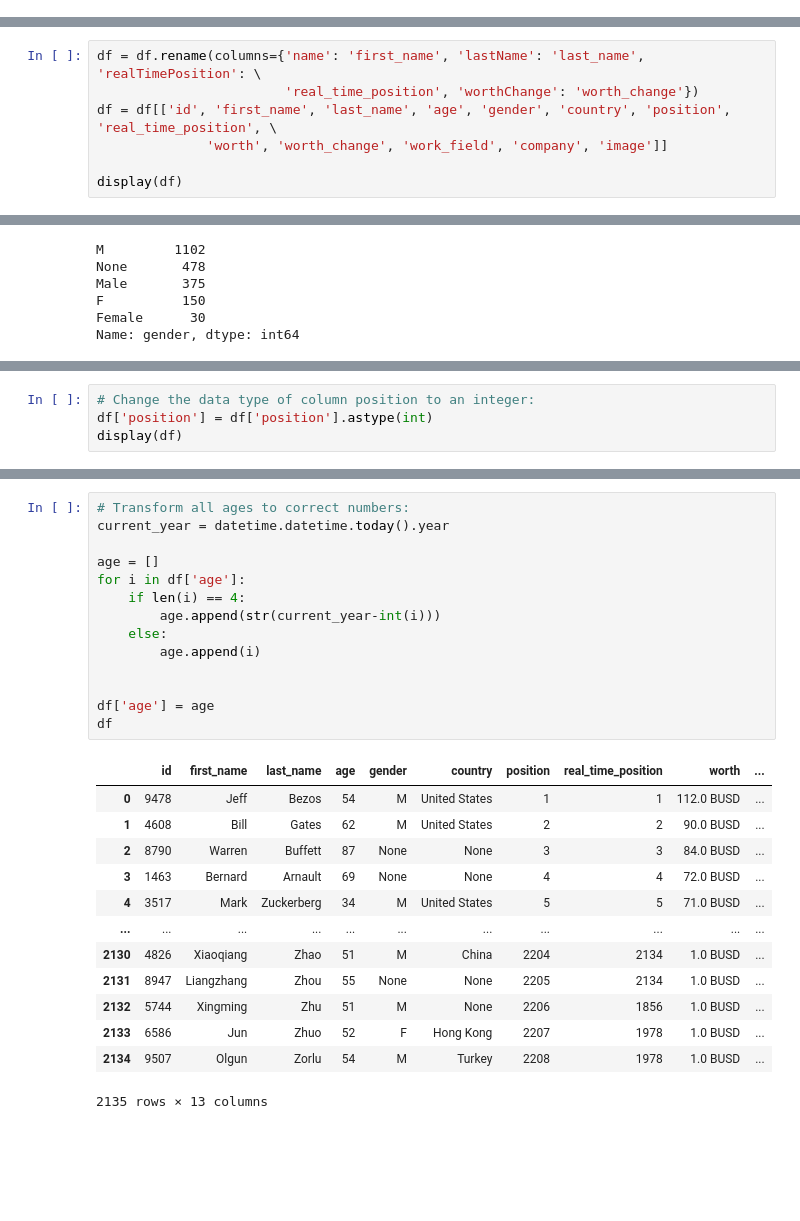
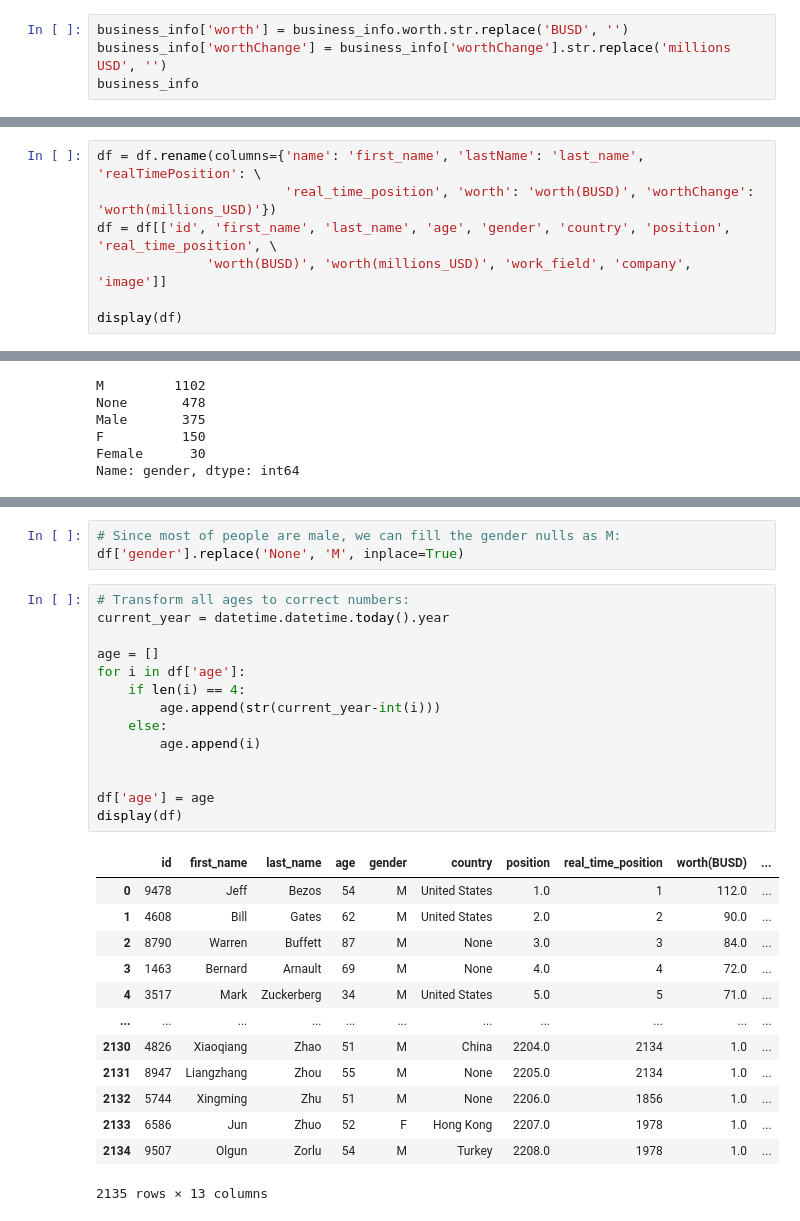
Before and after one commit to almsasantos/Ironhack-Module-1-Project---Project_Pandas_Pipelines-, a Jupyter notebook: notebooks/DataCleaning.ipynb, the cells around one changed output, grey strips where cells are left out. Drawn from its saved outputs; the diff is of its cells as text; blank space fills up the shorter version.

```diff
--- a/notebooks/DataCleaning.ipynb
+++ b/notebooks/DataCleaning.ipynb
@@ -89,3 +96,7 @@ business_info
 | 2206 | 6586 | Manufacturing ==> printed circuit... | 1.0 BUSD | 0.0 millions USD | 1978 |
 | 2207 | 9507 | Diversified ==> diversified | 1.0 BUSD | nan millions USD | 1978 |
 2208 rows × 5 columns
+# %%
+business_info['worth'] = business_info.worth.str.replace('BUSD', '')
+business_info['worthChange'] = business_info['worthChange'].str.replace('millions USD', '')
+business_info
@@ -213,8 +228,8 @@ See the caveats in the documentation: http://pandas.pydata.org/pandas-docs/stabl
 # %%
 df = df.rename(columns={'name': 'first_name', 'lastName': 'last_name', 'realTimePosition': \
-                        'real_time_position', 'worthChange': 'worth_change'})
+                        'real_time_position', 'worth': 'worth(BUSD)', 'worthChange': 'worth(millions_USD)'})
 df = df[['id', 'first_name', 'last_name', 'age', 'gender', 'country', 'position', 'real_time_position', \
-              'worth', 'worth_change', 'work_field', 'company', 'image']]
+              'worth(BUSD)', 'worth(millions_USD)', 'work_field', 'company', 'image']]
 
 display(df)
 # %% [output]
@@ -302,5 +317 @@ display(df)
 2135 rows × 13 columns
-# %%
-# Change the data type of column position to an integer:
-df['position'] = df['position'].astype(int)
-display(df)
@@ -321,28 +318,31 @@ display(df)
+# %%
+# Since most of people are male, we can fill the gender nulls as M:
+df['gender'].replace('None', 'M', inplace=True)
 # %%
 # Transform all ages to correct numbers:
 current_year = datetime.datetime.today().year
 
 age = []
 for i in df['age']:
     if len(i) == 4:
         age.append(str(current_year-int(i)))
     else:
         age.append(i)
 
 
 df['age'] = age
-df
+display(df)
 # %% [output]
-|  | id | first_name | last_name | age | gender | country | position | real_time_position | worth | ... |
-| 0 | 9478 | Jeff | Bezos | 54 | M | United States | 1 | 1 | 112.0 BUSD | ... |
-| 1 | 4608 | Bill | Gates | 62 | M | United States | 2 | 2 | 90.0 BUSD | ... |
-| 2 | 8790 | Warren | Buffett | 87 | None | None | 3 | 3 | 84.0 BUSD | ... |
-| 3 | 1463 | Bernard | Arnault | 69 | None | None | 4 | 4 | 72.0 BUSD | ... |
-| 4 | 3517 | Mark | Zuckerberg | 34 | M | United States | 5 | 5 | 71.0 BUSD | ... |
+|  | id | first_name | last_name | age | gender | country | position | real_time_position | worth(BUSD) | ... |
+| 0 | 9478 | Jeff | Bezos | 54 | M | United States | 1.0 | 1 | 112.0 | ... |
+| 1 | 4608 | Bill | Gates | 62 | M | United States | 2.0 | 2 | 90.0 | ... |
+| 2 | 8790 | Warren | Buffett | 87 | M | None | 3.0 | 3 | 84.0 | ... |
+| 3 | 1463 | Bernard | Arnault | 69 | M | None | 4.0 | 4 | 72.0 | ... |
+| 4 | 3517 | Mark | Zuckerberg | 34 | M | United States | 5.0 | 5 | 71.0 | ... |
 | ... | ... | ... | ... | ... | ... | ... | ... | ... | ... | ... |
-| 2130 | 4826 | Xiaoqiang | Zhao | 51 | M | China | 2204 | 2134 | 1.0 BUSD | ... |
-| 2131 | 8947 | Liangzhang | Zhou | 55 | None | None | 2205 | 2134 | 1.0 BUSD | ... |
-| 2132 | 5744 | Xingming | Zhu | 51 | M | None | 2206 | 1856 | 1.0 BUSD | ... |
-| 2133 | 6586 | Jun | Zhuo | 52 | F | Hong Kong | 2207 | 1978 | 1.0 BUSD | ... |
-| 2134 | 9507 | Olgun | Zorlu | 54 | M | Turkey | 2208 | 1978 | 1.0 BUSD | ... |
+| 2130 | 4826 | Xiaoqiang | Zhao | 51 | M | China | 2204.0 | 2134 | 1.0 | ... |
+| 2131 | 8947 | Liangzhang | Zhou | 55 | M | None | 2205.0 | 2134 | 1.0 | ... |
+| 2132 | 5744 | Xingming | Zhu | 51 | M | None | 2206.0 | 1856 | 1.0 | ... |
+| 2133 | 6586 | Jun | Zhuo | 52 | F | Hong Kong | 2207.0 | 1978 | 1.0 | ... |
+| 2134 | 9507 | Olgun | Zorlu | 54 | M | Turkey | 2208.0 | 1978 | 1.0 | ... |
 2135 rows × 13 columns
```
Also changed, not shown: parts of 20 cells of this notebook.
